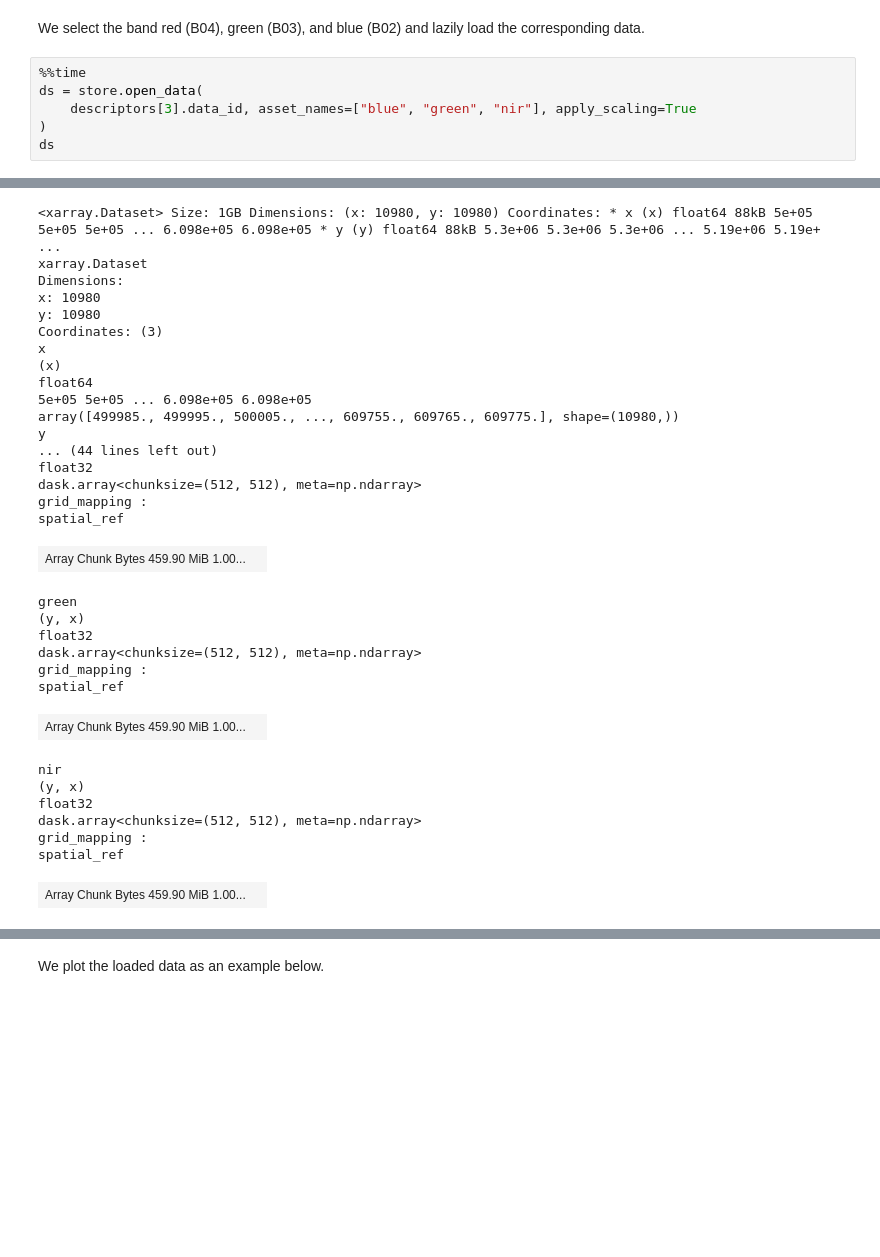
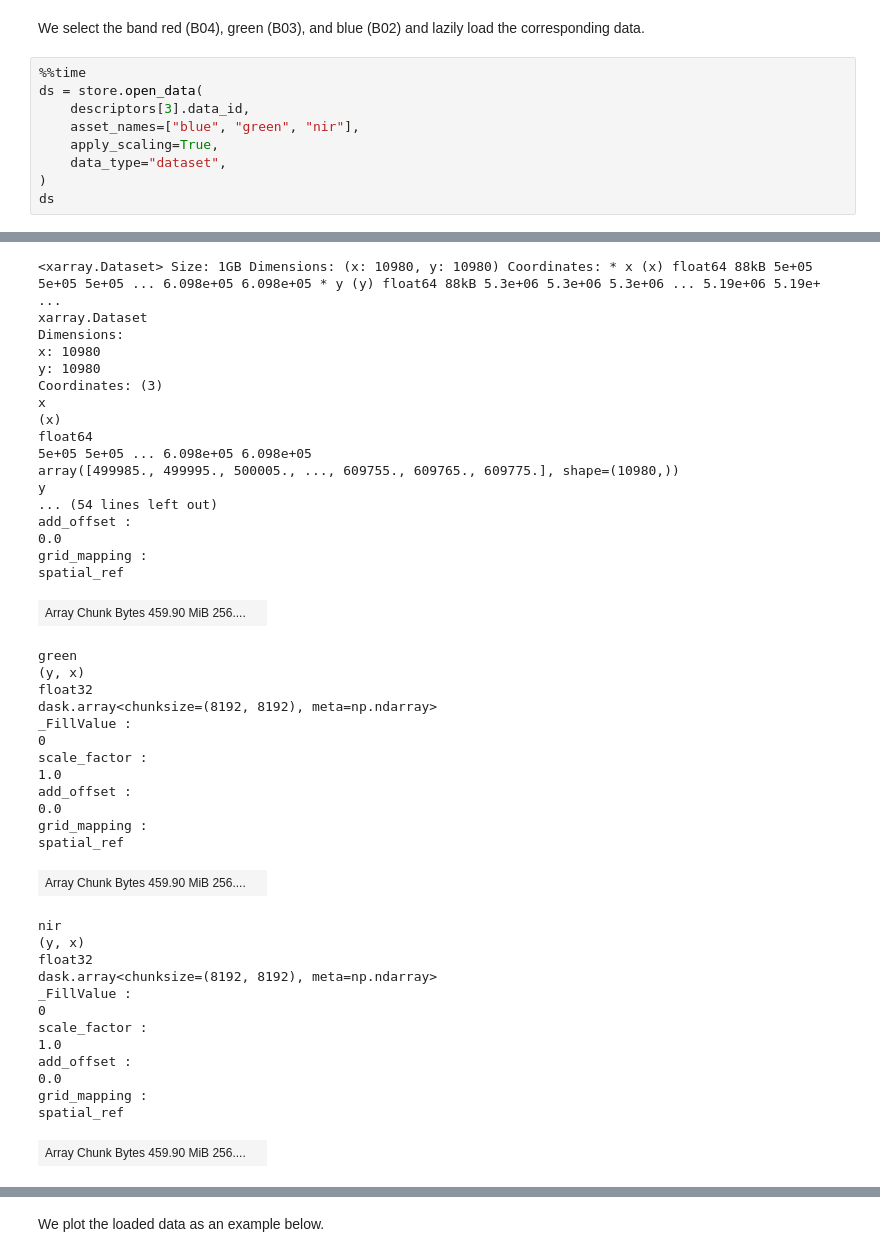
Before and after one commit to xcube-dev/xcube-stac, a Jupyter notebook: examples/notebooks/geotiff_searchable_catalog.ipynb, the cells around one changed output, grey strips where cells are left out. Drawn from its saved outputs; the diff is of its cells as text; blank space fills up the shorter version.

```diff
--- a/examples/notebooks/geotiff_searchable_catalog.ipynb
+++ b/examples/notebooks/geotiff_searchable_catalog.ipynb
@@ -110,7 +110,10 @@ We select the band red (B04), green (B03), and blue (B02) and lazily load the co
 # %%
 %%time
 ds = store.open_data(
-    descriptors[3].data_id, asset_names=["blue", "green", "nir"], apply_scaling=True
+    descriptors[3].data_id,
+    asset_names=["blue", "green", "nir"],
+    apply_scaling=True,
+    data_type="dataset",
 )
 ds
 # %% [output]
@@ -119,32 +122,44 @@ Wall time: 4.39 s
 <xarray.Dataset> Size: 1GB Dimensions: (x: 10980, y: 10980) Coordinates: * x (x) float64 88kB 5e+05 5e+05 5e+05 ... 6.098e+05 6.098e+05 * y (y) float64 88kB 5.3e+06 5.3e+06 5.3e+06 ... 5.19e+06 5.19e+ ...
 xarray.Dataset
 Dimensions:
 x: 10980
 y: 10980
 Coordinates: (3)
 x
 (x)
 float64
 5e+05 5e+05 ... 6.098e+05 6.098e+05
 array([499985., 499995., 500005., ..., 609755., 609765., 609775.], shape=(10980,))
 y
-... (44 lines left out)
-float32
-dask.array<chunksize=(512, 512), meta=np.ndarray>
+... (54 lines left out)
+add_offset :
+0.0
 grid_mapping :
 spatial_ref
-| Array Chunk Bytes 459.90 MiB 1.00... |  |
+| Array Chunk Bytes 459.90 MiB 256.... |  |
 green
 (y, x)
 float32
-dask.array<chunksize=(512, 512), meta=np.ndarray>
+dask.array<chunksize=(8192, 8192), meta=np.ndarray>
+_FillValue :
+0
+scale_factor :
+1.0
+add_offset :
+0.0
 grid_mapping :
 spatial_ref
-| Array Chunk Bytes 459.90 MiB 1.00... |  |
+| Array Chunk Bytes 459.90 MiB 256.... |  |
 nir
 (y, x)
 float32
-dask.array<chunksize=(512, 512), meta=np.ndarray>
+dask.array<chunksize=(8192, 8192), meta=np.ndarray>
+_FillValue :
+0
+scale_factor :
+1.0
+add_offset :
+0.0
 grid_mapping :
 spatial_ref
-| Array Chunk Bytes 459.90 MiB 1.00... |  |
+| Array Chunk Bytes 459.90 MiB 256.... |  |
```
Also changed, not shown: parts of 12 cells of this notebook, 20 other files.
